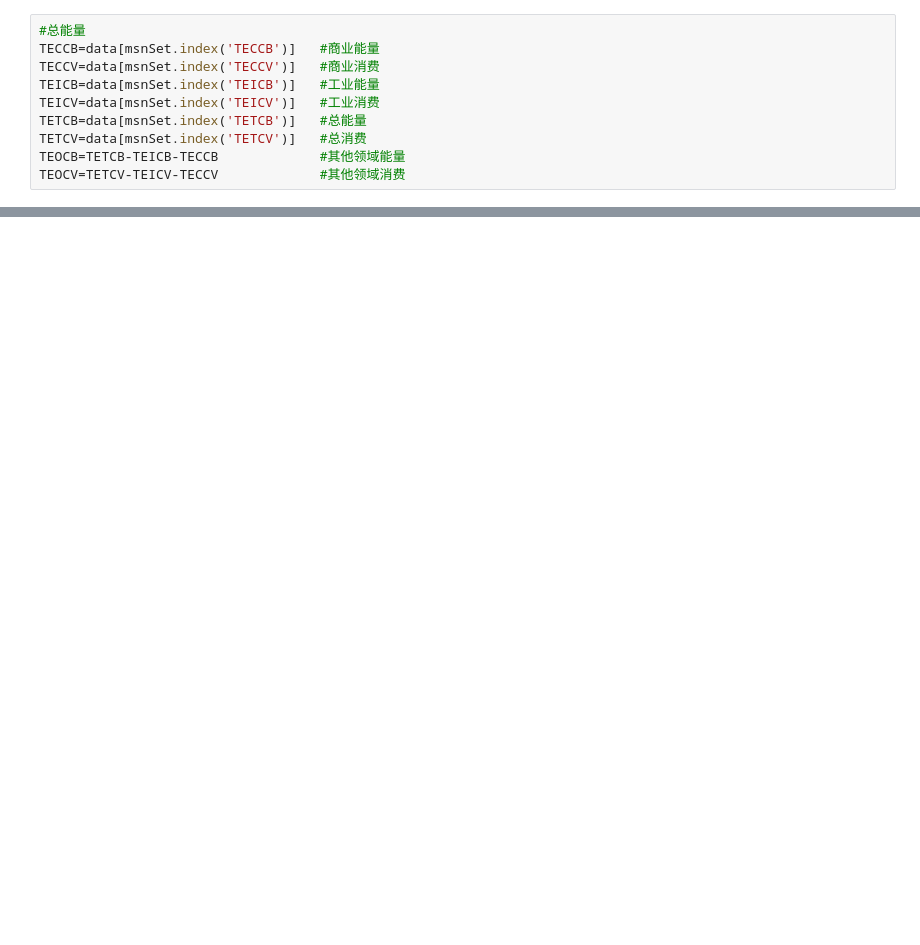
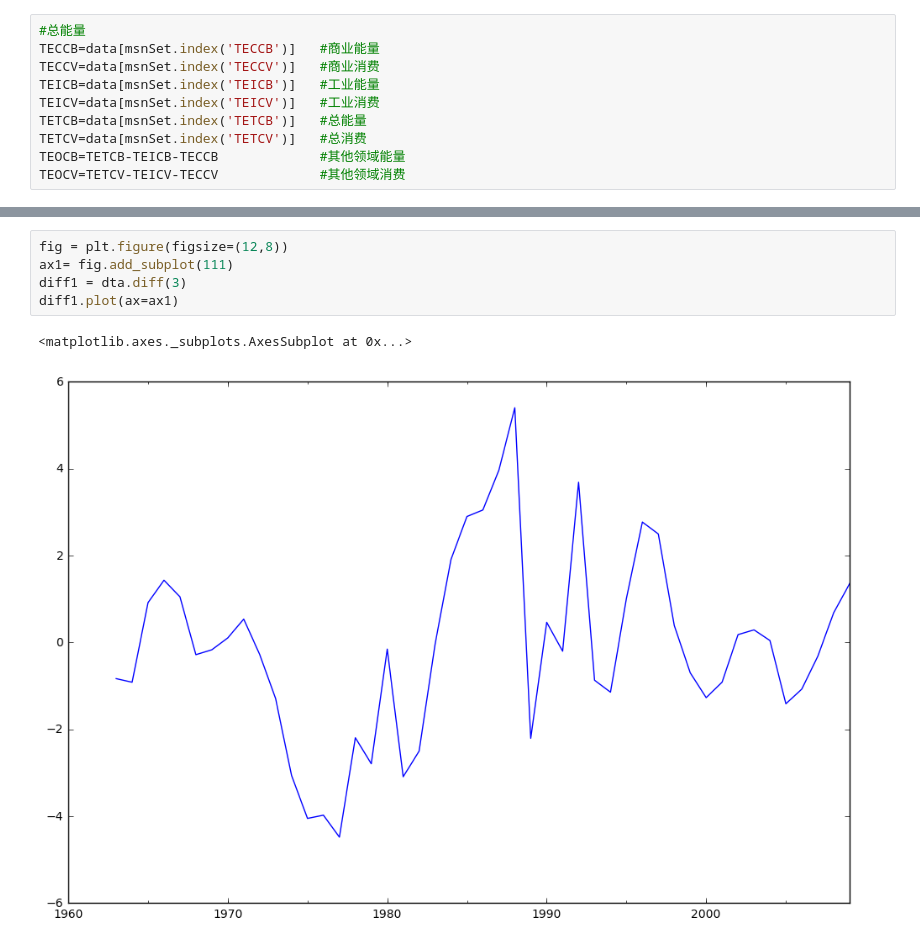
Before and after one commit to beihangwenbin/Energy-profile, a Jupyter notebook: Untitled.ipynb, the cells around one changed output, grey strips where cells are left out. Drawn from its saved outputs; the diff is of its cells as text; blank space fills up the shorter version.

```diff
--- a/Untitled.ipynb
+++ b/Untitled.ipynb
@@ -273,0 +385,8 @@ plt.show()
+# %%
+fig = plt.figure(figsize=(12,8))
+ax1= fig.add_subplot(111)
+diff1 = dta.diff(3)
+diff1.plot(ax=ax1)
+# %% [output]
+<matplotlib.axes._subplots.AxesSubplot at 0x...>
+[figure, added]
```
Also changed, not shown: parts of 41 cells of this notebook, 4 other files.
